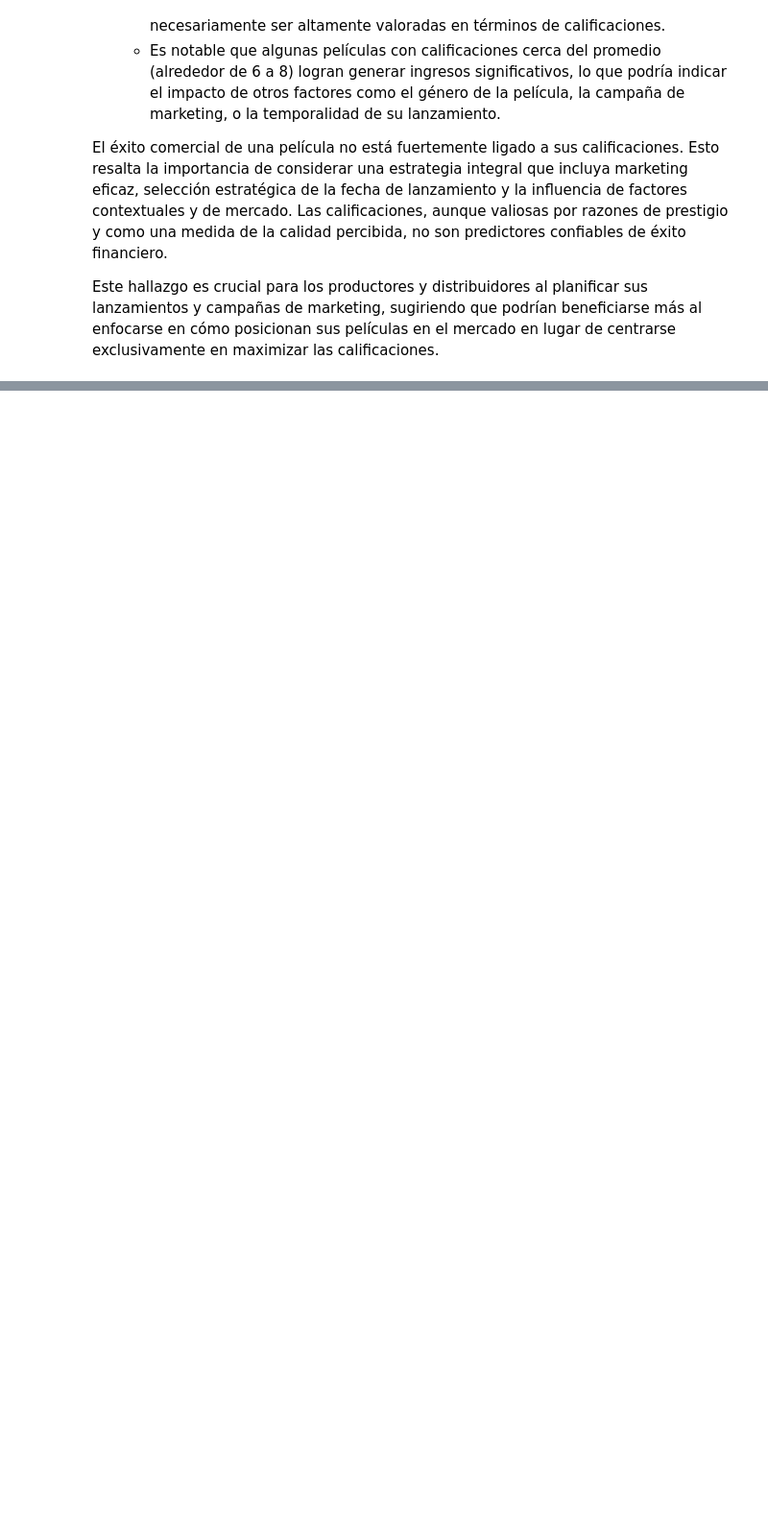
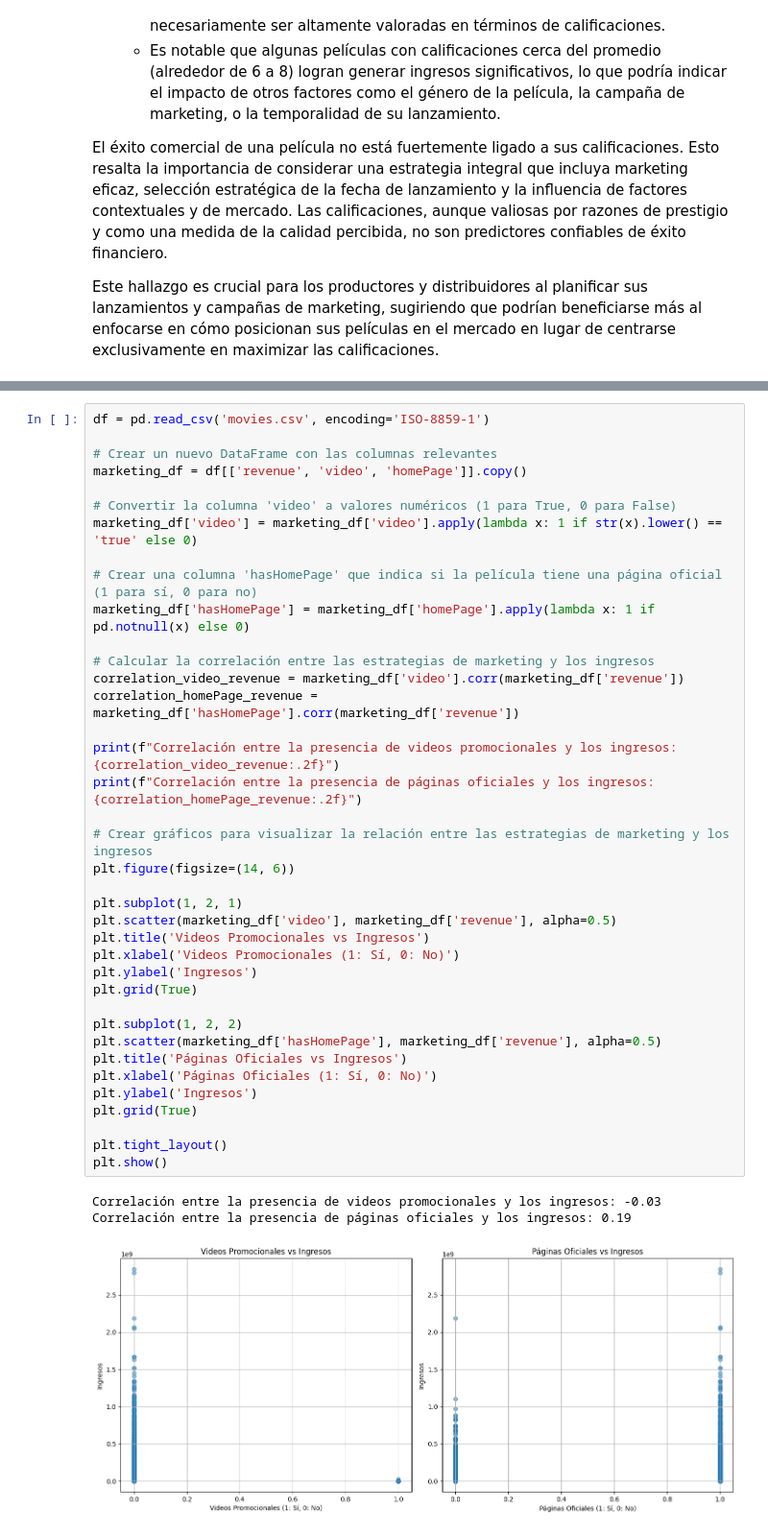
Before and after one commit to XavierLopez25/HT1-MD, a Jupyter notebook: EjerciciosAnalisisExploratorio.ipynb, the cells around one changed output, grey strips where cells are left out. Shown at 96% size. Cells and saved outputs as stored; diff of their text form; blank space fills up the shorter version.

```diff
--- a/EjerciciosAnalisisExploratorio.ipynb
+++ b/EjerciciosAnalisisExploratorio.ipynb
@@ -747,0 +750,42 @@ Este hallazgo es crucial para los productores y distribuidores al planificar sus
+# %%
+df = pd.read_csv('movies.csv', encoding='ISO-8859-1')
+
+# Crear un nuevo DataFrame con las columnas relevantes
+marketing_df = df[['revenue', 'video', 'homePage']].copy()
+
+# Convertir la columna 'video' a valores numéricos (1 para True, 0 para False)
+marketing_df['video'] = marketing_df['video'].apply(lambda x: 1 if str(x).lower() == 'true' else 0)
+
+# Crear una columna 'hasHomePage' que indica si la película tiene una página oficial (1 para sí, 0 para no)
+marketing_df['hasHomePage'] = marketing_df['homePage'].apply(lambda x: 1 if pd.notnull(x) else 0)
+
+# Calcular la correlación entre las estrategias de marketing y los ingresos
+correlation_video_revenue = marketing_df['video'].corr(marketing_df['revenue'])
+correlation_homePage_revenue = marketing_df['hasHomePage'].corr(marketing_df['revenue'])
+
+print(f"Correlación entre la presencia de videos promocionales y los ingresos: {correlation_video_revenue:.2f}")
+print(f"Correlación entre la presencia de páginas oficiales y los ingresos: {correlation_homePage_revenue:.2f}")
+
+# Crear gráficos para visualizar la relación entre las estrategias de marketing y los ingresos
+plt.figure(figsize=(14, 6))
+
+plt.subplot(1, 2, 1)
+plt.scatter(marketing_df['video'], marketing_df['revenue'], alpha=0.5)
+plt.title('Videos Promocionales vs Ingresos')
+plt.xlabel('Videos Promocionales (1: Sí, 0: No)')
+plt.ylabel('Ingresos')
+plt.grid(True)
+
+plt.subplot(1, 2, 2)
+plt.scatter(marketing_df['hasHomePage'], marketing_df['revenue'], alpha=0.5)
+plt.title('Páginas Oficiales vs Ingresos')
+plt.xlabel('Páginas Oficiales (1: Sí, 0: No)')
+plt.ylabel('Ingresos')
+plt.grid(True)
+
+plt.tight_layout()
+plt.show()
+# %% [output]
+Correlación entre la presencia de videos promocionales y los ingresos: -0.03
+Correlación entre la presencia de páginas oficiales y los ingresos: 0.19
+[figure, added]
```
Also changed, not shown: parts of 2 cells of this notebook.
